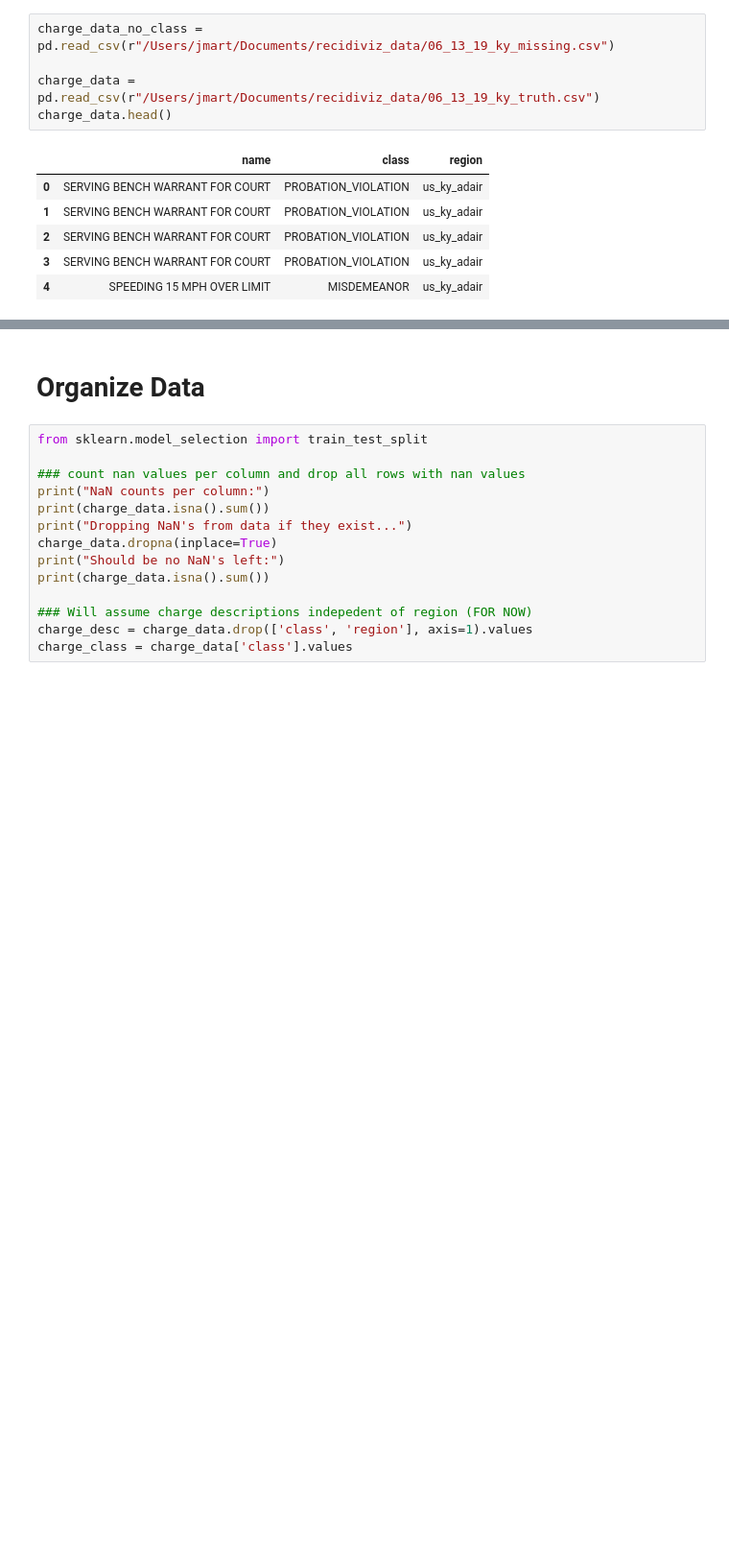
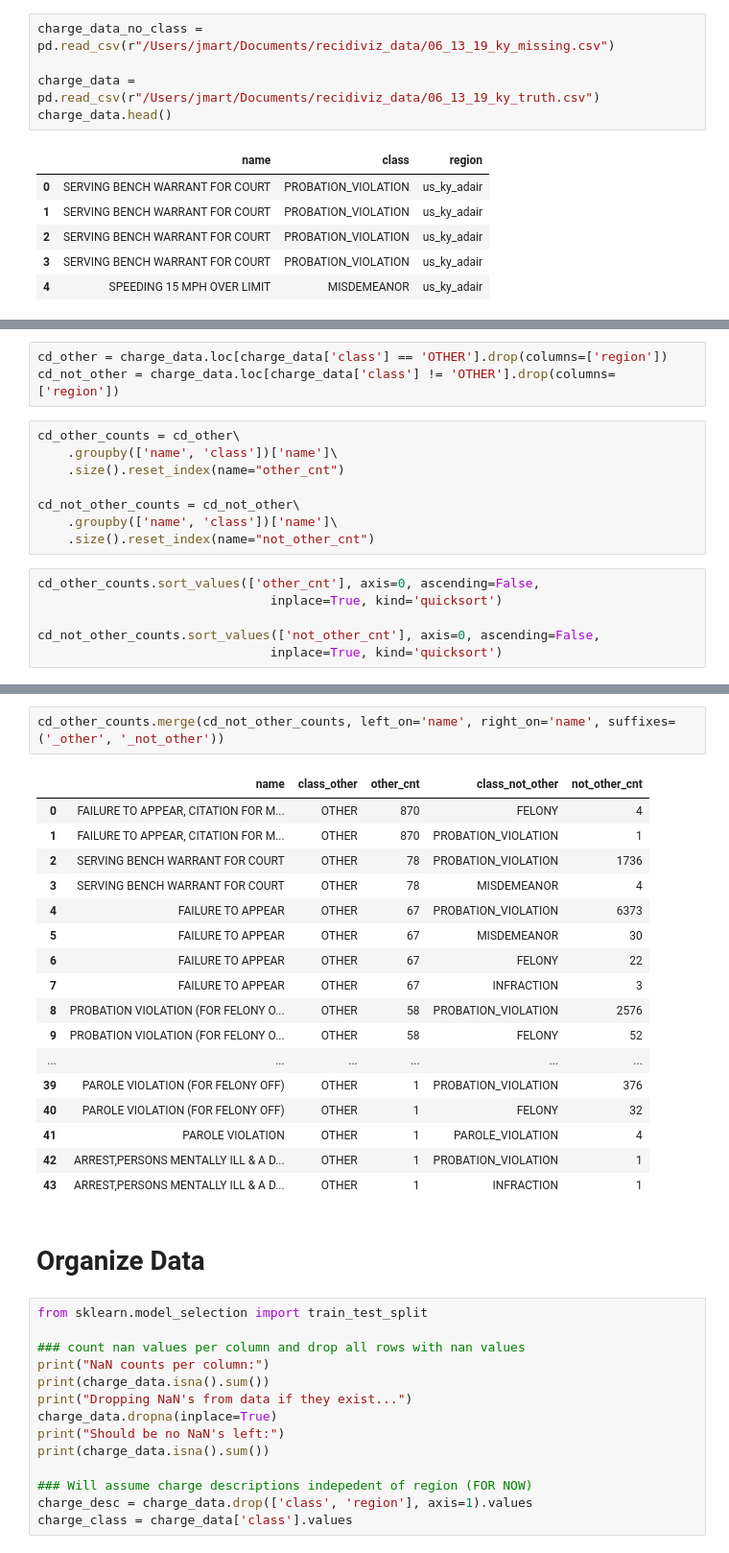
Before and after one commit to jdmart/recidiviz_charge_classifier, a Jupyter notebook: Recidiviz_Charge_Classifer_Summary.ipynb, the cells around one changed output, grey strips where cells are left out. Shown at 96% size. Drawn from its saved outputs; the diff is of its cells as text; blank space fills up the shorter version.

Commit message:
Analysis into the 'OTHER' class

```diff
--- a/Recidiviz_Charge_Classifer_Summary.ipynb
+++ b/Recidiviz_Charge_Classifer_Summary.ipynb
@@ -47,0 +50,17 @@ charge_data.head()
+# %%
+cd_other = charge_data.loc[charge_data['class'] == 'OTHER'].drop(columns=['region'])
+cd_not_other = charge_data.loc[charge_data['class'] != 'OTHER'].drop(columns=['region'])
+# %%
+cd_other_counts = cd_other\
+    .groupby(['name', 'class'])['name']\
+    .size().reset_index(name="other_cnt")
+
+cd_not_other_counts = cd_not_other\
+    .groupby(['name', 'class'])['name']\
+    .size().reset_index(name="not_other_cnt")
+# %%
+cd_other_counts.sort_values(['other_cnt'], axis=0, ascending=False,
+                               inplace=True, kind='quicksort')
+
+cd_not_other_counts.sort_values(['not_other_cnt'], axis=0, ascending=False,
+                               inplace=True, kind='quicksort')
@@ -48,3 +108,23 @@ charge_data.head()
+# %%
+cd_other_counts.merge(cd_not_other_counts, left_on='name', right_on='name', suffixes=('_other', '_not_other'))
+# %% [output]
+|  | name | class_other | other_cnt | class_not_other | not_other_cnt |
+| 0 | FAILURE TO APPEAR, CITATION FOR M... | OTHER | 870 | FELONY | 4 |
+| 1 | FAILURE TO APPEAR, CITATION FOR M... | OTHER | 870 | PROBATION_VIOLATION | 1 |
+| 2 | SERVING BENCH WARRANT FOR COURT | OTHER | 78 | PROBATION_VIOLATION | 1736 |
+| 3 | SERVING BENCH WARRANT FOR COURT | OTHER | 78 | MISDEMEANOR | 4 |
+| 4 | FAILURE TO APPEAR | OTHER | 67 | PROBATION_VIOLATION | 6373 |
+| 5 | FAILURE TO APPEAR | OTHER | 67 | MISDEMEANOR | 30 |
+| 6 | FAILURE TO APPEAR | OTHER | 67 | FELONY | 22 |
+| 7 | FAILURE TO APPEAR | OTHER | 67 | INFRACTION | 3 |
+| 8 | PROBATION VIOLATION (FOR FELONY O... | OTHER | 58 | PROBATION_VIOLATION | 2576 |
+| 9 | PROBATION VIOLATION (FOR FELONY O... | OTHER | 58 | FELONY | 52 |
+| ... | ... | ... | ... | ... | ... |
+| 39 | PAROLE VIOLATION (FOR FELONY OFF) | OTHER | 1 | PROBATION_VIOLATION | 376 |
+| 40 | PAROLE VIOLATION (FOR FELONY OFF) | OTHER | 1 | FELONY | 32 |
+| 41 | PAROLE VIOLATION | OTHER | 1 | PAROLE_VIOLATION | 4 |
+| 42 | ARREST,PERSONS MENTALLY ILL & A D... | OTHER | 1 | PROBATION_VIOLATION | 1 |
+| 43 | ARREST,PERSONS MENTALLY ILL & A D... | OTHER | 1 | INFRACTION | 1 |
 # %% [markdown]
 # Organize Data
 # %%
```
Also changed, not shown: parts of 3 cells of this notebook.
